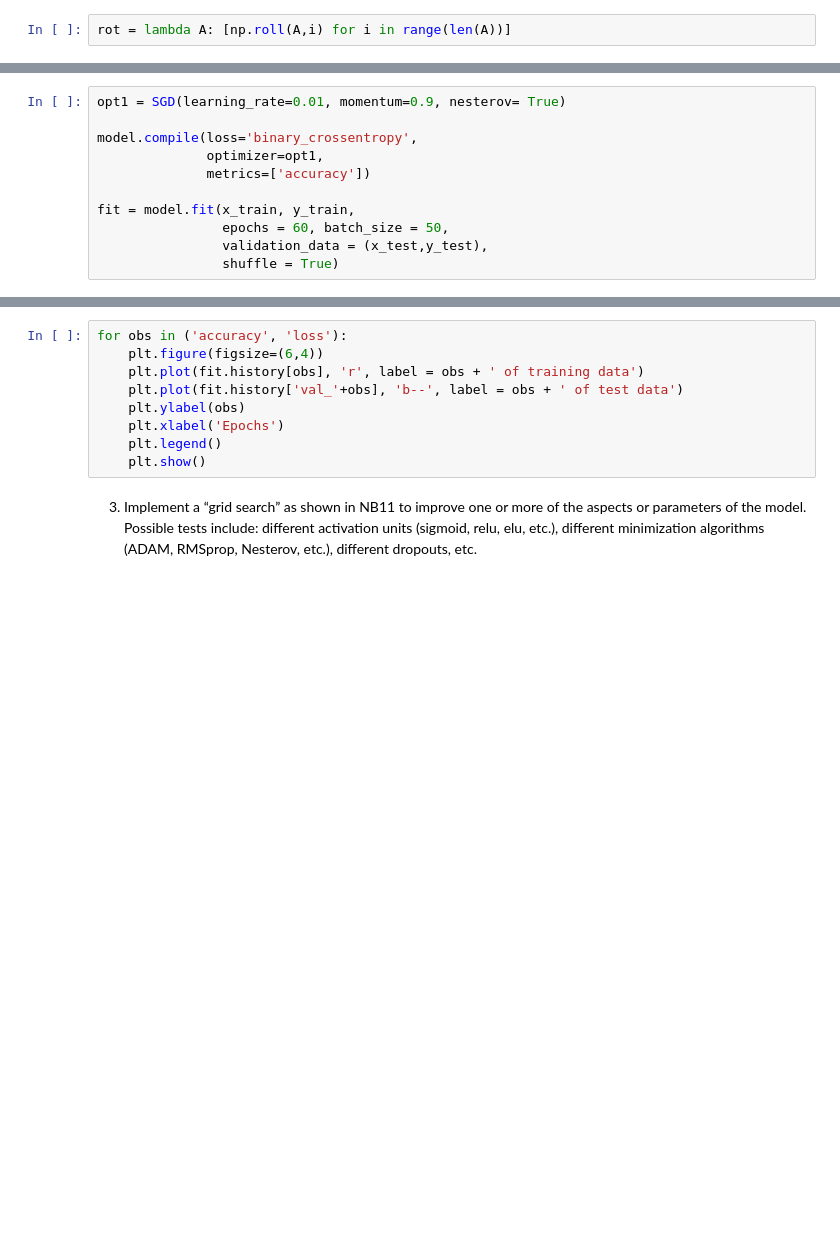
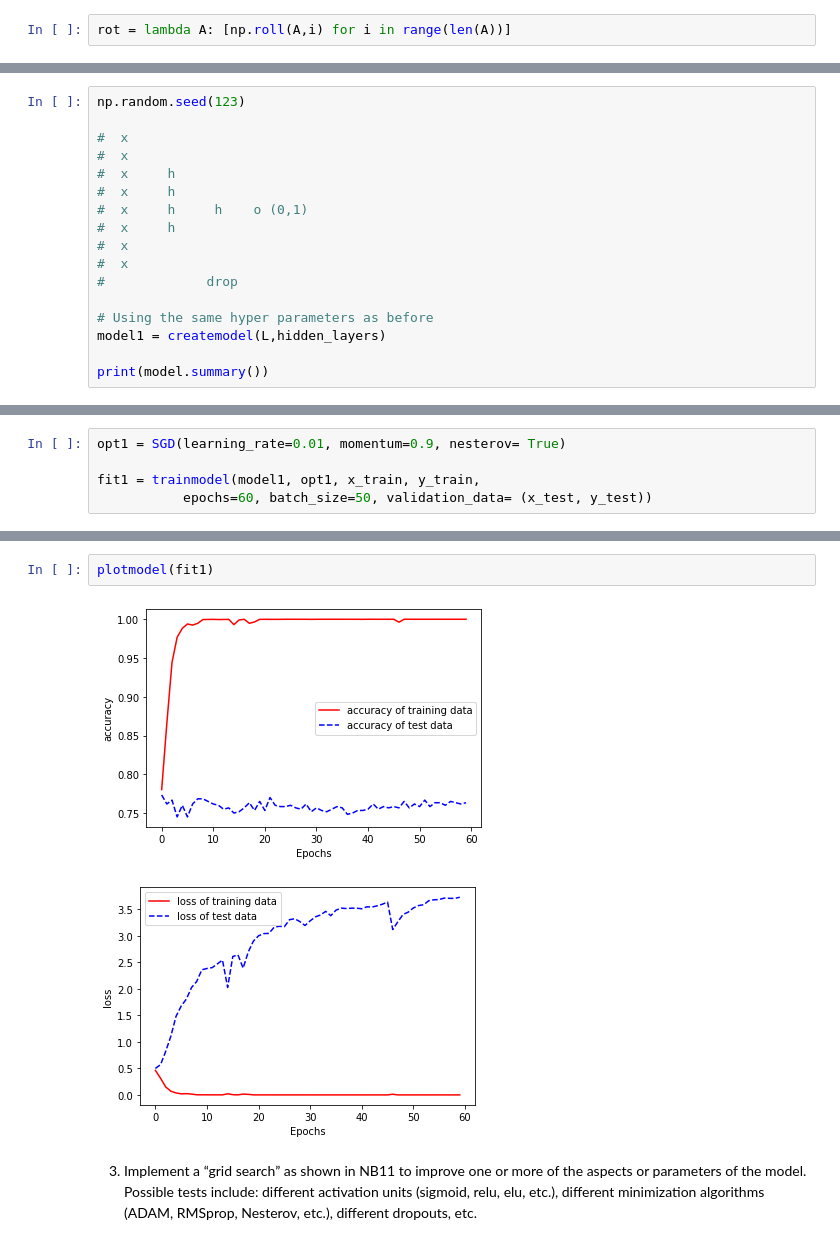
Before and after one commit to eigen-carmona/mlreview_notebooks, a Jupyter notebook: jupyter_notebooks/exercises/GitPush_exercise2.ipynb, the cells around one changed output, grey strips where cells are left out. Saved outputs shown, nothing was run; the diff lists cells and outputs as text; blank space fills up the shorter version.

```diff
--- a/jupyter_notebooks/exercises/GitPush_exercise2.ipynb
+++ b/jupyter_notebooks/exercises/GitPush_exercise2.ipynb
@@ -268,0 +293,17 @@ print(model.summary())
+# %%
+np.random.seed(123)
+
+#  x
+#  x
+#  x     h
+#  x     h
+#  x     h     h    o (0,1)
+#  x     h
+#  x
+#  x
+#             drop
+
+# Using the same hyper parameters as before
+model1 = createmodel(L,hidden_layers)
+
+print(model.summary())
@@ -269,11 +328,5 @@ print(model.summary())
 # %%
 opt1 = SGD(learning_rate=0.01, momentum=0.9, nesterov= True)
 
-model.compile(loss='binary_crossentropy',
-              optimizer=opt1,
-              metrics=['accuracy'])
-
-fit = model.fit(x_train, y_train,
-                epochs = 60, batch_size = 50,
-                validation_data = (x_test,y_test),
-                shuffle = True)
+fit1 = trainmodel(model1, opt1, x_train, y_train,
+           epochs=60, batch_size=50, validation_data= (x_test, y_test))
@@ -280,12 +351,8 @@ fit = model.fit(x_train, y_train,
-# %%
-for obs in ('accuracy', 'loss'):
-    plt.figure(figsize=(6,4))
-    plt.plot(fit.history[obs], 'r', label = obs + ' of training data')
-    plt.plot(fit.history['val_'+obs], 'b--', label = obs + ' of test data')
-    plt.ylabel(obs)
-    plt.xlabel('Epochs')
-    plt.legend()
-    plt.show()
+# %%
+plotmodel(fit1)
+# %% [output]
+[figure, added]
+[figure, added]
 # %% [markdown]
 3. Implement a “grid search” as shown in NB11 to improve one or more of the aspects or
 parameters of the model. Possible tests include: different activation units (sigmoid, relu, elu,
```
Also changed, not shown: parts of 18 cells of this notebook.
